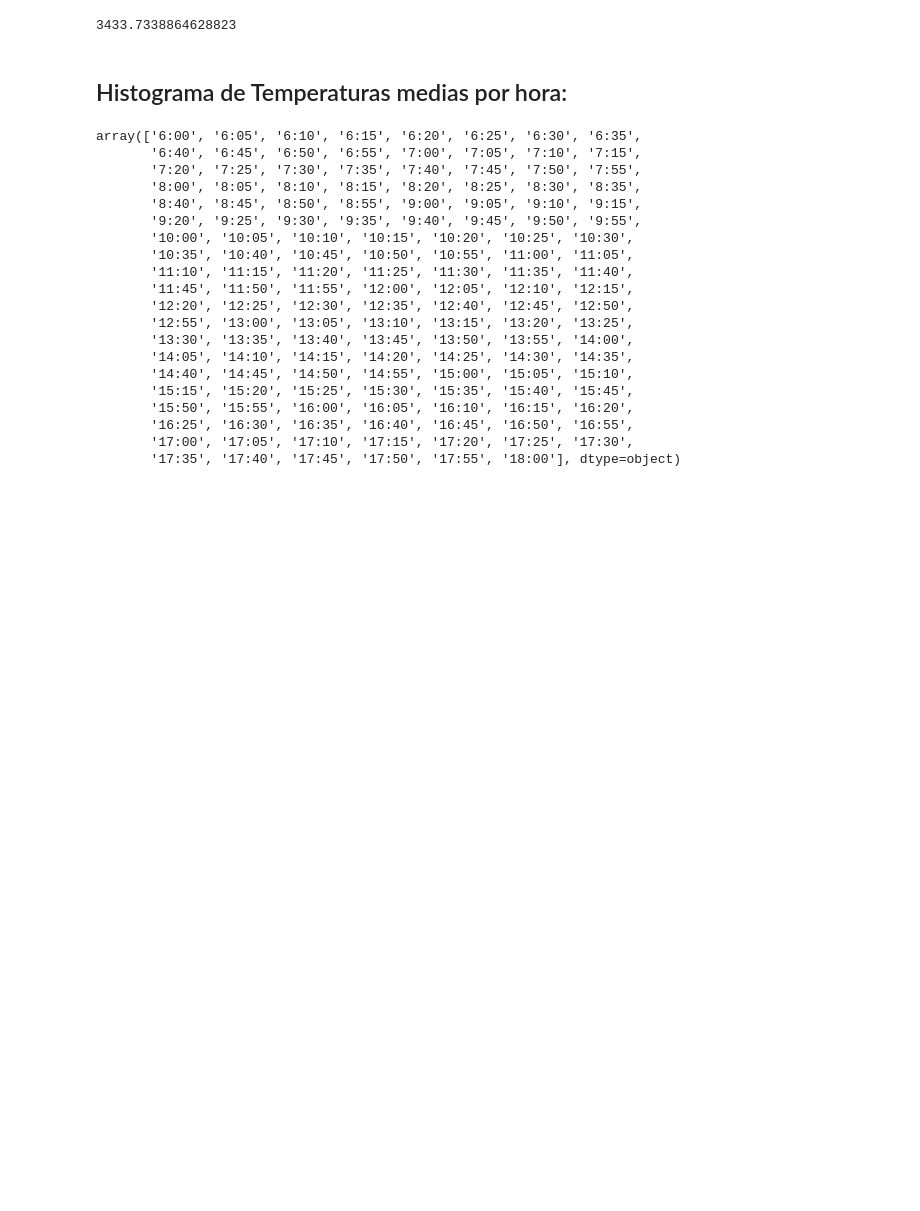
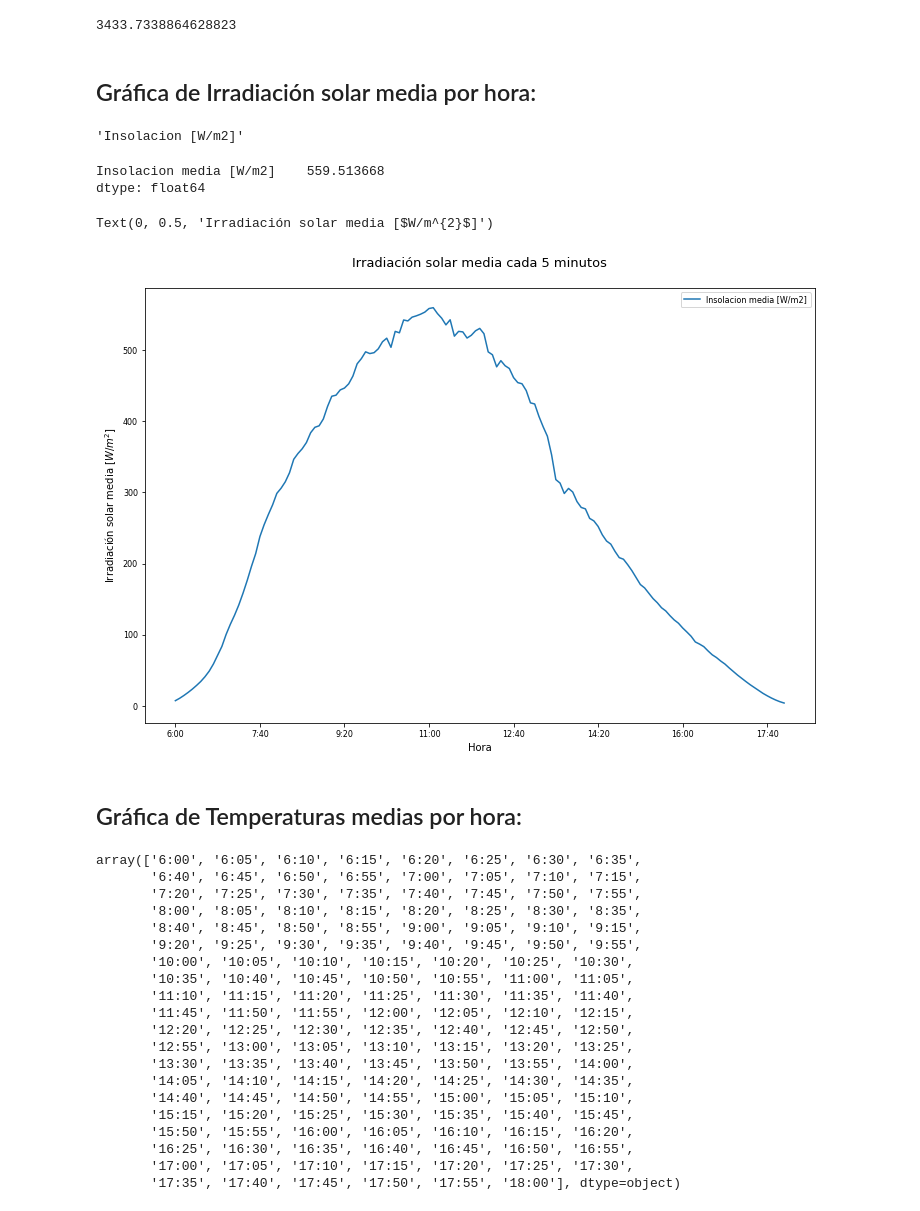
Before and after one commit to only-Robin/Proyecto-Electronica, a Jupyter notebook: DATOS SOLAR/Pre procesados/Pronóstico Solar PV.ipynb, the cells around one changed output. Cells and saved outputs as stored; diff of their text form; code cells hidden in the pictures; blank space fills up the shorter version.

```diff
--- a/DATOS SOLAR/Pre procesados/Pronóstico Solar PV.ipynb
+++ b/DATOS SOLAR/Pre procesados/Pronóstico Solar PV.ipynb
@@ -360,3 +345,10 @@ statsT
 todoIns['Insolacion [W/m2]'].sum()/458
 # %% [output]
 3433.7338864628823
+# %% [markdown]
+## Gráfica de Irradiación solar media por hora:
+# %%
+datos = pd.read_csv('Octubre 2020.csv')
+horas = datos['Hora'].unique()
+# %% [output]
+'Insolacion [W/m2]'
@@ -363,4 +370,22 @@ todoIns['Insolacion [W/m2]'].sum()/458
+# %%
+todoIns.max()
+# %% [output]
+Insolacion media [W/m2]    559.513668
+dtype: float64
+# %%
+SMALL_SIZE = 8
+MEDIUM_SIZE = 10
+BIGGER_SIZE = 13
+
+todoIns.plot(figsize=(12,8))
+plt.rc('axes', titlesize=BIGGER_SIZE)
+
+plt.title('Irradiación solar media cada 5 minutos\n')
+plt.ylabel('Irradiación solar media [$W/m^{2}$]')
+# %% [output]
+Text(0, 0.5, 'Irradiación solar media [$W/m^{2}$]')
+[figure, added]
 # %% [markdown]
-## Histograma de Temperaturas medias por hora:
+## Gráfica de Temperaturas medias por hora:
 # %%
 datos = pd.read_csv('Octubre 2020.csv')
```
Also changed, not shown: parts of 29 cells of this notebook, 7 other files.
